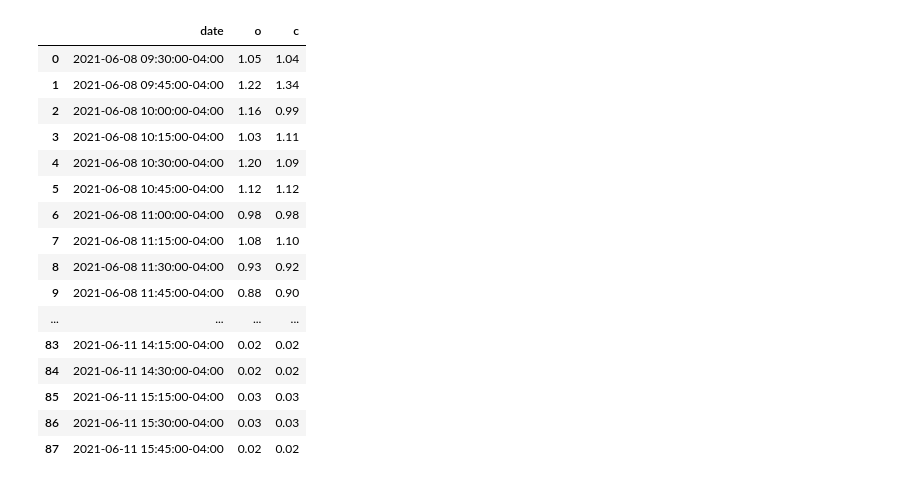
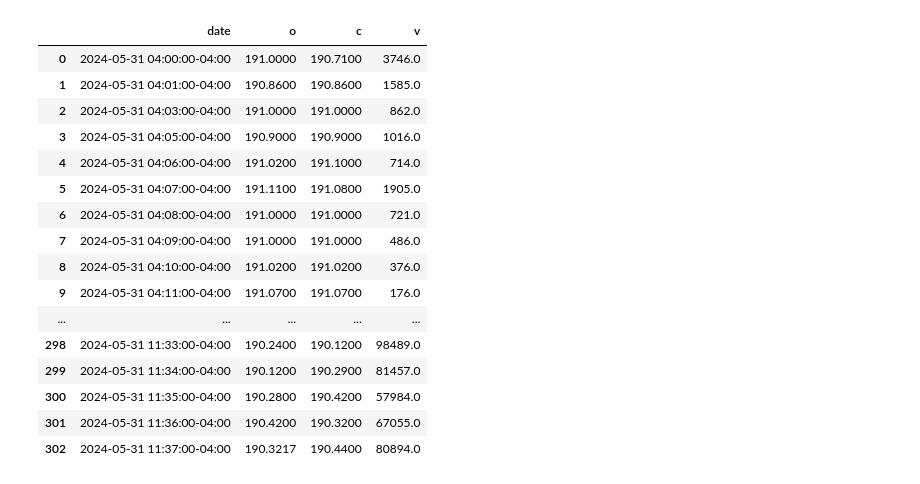
Before and after one commit to cmill3/IIE-Trading-Engine, a Jupyter notebook: monitors/paper_trader_validator.ipynb, the cells around one changed output. Saved outputs shown, nothing was run; the diff lists cells and outputs as text; code cells hidden in the pictures.

```diff
--- a/monitors/paper_trader_validator.ipynb
+++ b/monitors/paper_trader_validator.ipynb
@@ -40,23 +40,23 @@ def polygon_call_stocks(contract, from_stamp, to_stamp, multiplier, timespan):
         print(e)
         return pd.DataFrame()
 # %%
-df = polygon_call_stocks('O:V210611P00230000', '2021-06-08', '2024-06-09', '15', 'minute')
-df[['date','o','c']]
+df = polygon_call_stocks('AAPL', '2024-05-31', '2024-05-31', '1', 'minute')
+df[['date','o','c','v']]
 # %% [output]
-|  | date | o | c |
-| 0 | 2021-06-08 09:30:00-04:00 | 1.05 | 1.04 |
-| 1 | 2021-06-08 09:45:00-04:00 | 1.22 | 1.34 |
-| 2 | 2021-06-08 10:00:00-04:00 | 1.16 | 0.99 |
-| 3 | 2021-06-08 10:15:00-04:00 | 1.03 | 1.11 |
-| 4 | 2021-06-08 10:30:00-04:00 | 1.20 | 1.09 |
-| 5 | 2021-06-08 10:45:00-04:00 | 1.12 | 1.12 |
-| 6 | 2021-06-08 11:00:00-04:00 | 0.98 | 0.98 |
-| 7 | 2021-06-08 11:15:00-04:00 | 1.08 | 1.10 |
-| 8 | 2021-06-08 11:30:00-04:00 | 0.93 | 0.92 |
-| 9 | 2021-06-08 11:45:00-04:00 | 0.88 | 0.90 |
-| ... | ... | ... | ... |
-| 83 | 2021-06-11 14:15:00-04:00 | 0.02 | 0.02 |
-| 84 | 2021-06-11 14:30:00-04:00 | 0.02 | 0.02 |
-| 85 | 2021-06-11 15:15:00-04:00 | 0.03 | 0.03 |
-| 86 | 2021-06-11 15:30:00-04:00 | 0.03 | 0.03 |
-| 87 | 2021-06-11 15:45:00-04:00 | 0.02 | 0.02 |
+|  | date | o | c | v |
+| 0 | 2024-05-31 04:00:00-04:00 | 191.0000 | 190.7100 | 3746.0 |
+| 1 | 2024-05-31 04:01:00-04:00 | 190.8600 | 190.8600 | 1585.0 |
+| 2 | 2024-05-31 04:03:00-04:00 | 191.0000 | 191.0000 | 862.0 |
+| 3 | 2024-05-31 04:05:00-04:00 | 190.9000 | 190.9000 | 1016.0 |
+| 4 | 2024-05-31 04:06:00-04:00 | 191.0200 | 191.1000 | 714.0 |
+| 5 | 2024-05-31 04:07:00-04:00 | 191.1100 | 191.0800 | 1905.0 |
+| 6 | 2024-05-31 04:08:00-04:00 | 191.0000 | 191.0000 | 721.0 |
+| 7 | 2024-05-31 04:09:00-04:00 | 191.0000 | 191.0000 | 486.0 |
+| 8 | 2024-05-31 04:10:00-04:00 | 191.0200 | 191.0200 | 376.0 |
+| 9 | 2024-05-31 04:11:00-04:00 | 191.0700 | 191.0700 | 176.0 |
+| ... | ... | ... | ... | ... |
+| 298 | 2024-05-31 11:33:00-04:00 | 190.2400 | 190.1200 | 98489.0 |
+| 299 | 2024-05-31 11:34:00-04:00 | 190.1200 | 190.2900 | 81457.0 |
+| 300 | 2024-05-31 11:35:00-04:00 | 190.2800 | 190.4200 | 57984.0 |
+| 301 | 2024-05-31 11:36:00-04:00 | 190.4200 | 190.3200 | 67055.0 |
+| 302 | 2024-05-31 11:37:00-04:00 | 190.3217 | 190.4400 | 80894.0 |
```
Also changed, not shown: 12 other files.
